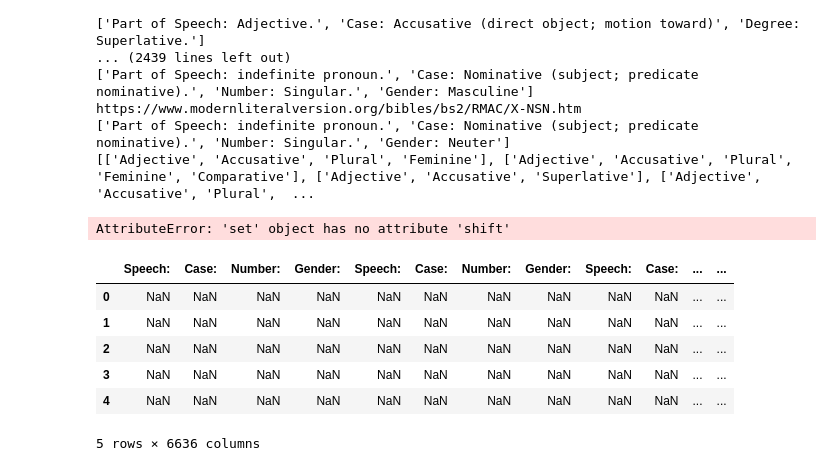
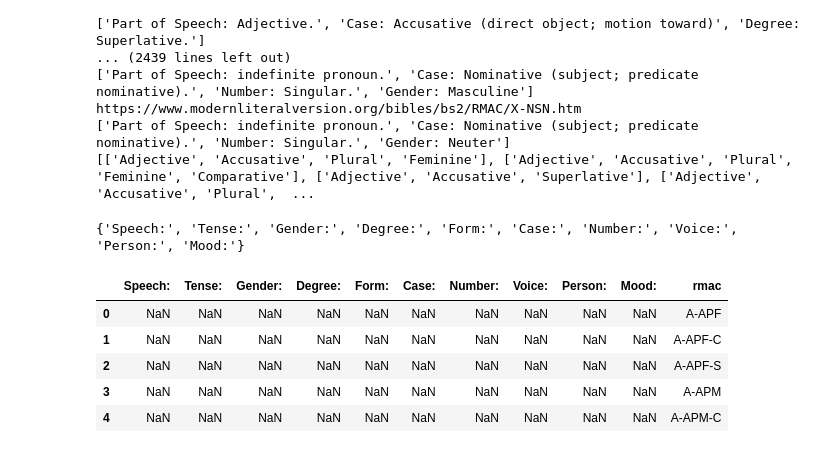
Before and after one commit to Tussky/Datascience-problem-set, a Jupyter notebook: PS1_InitialExploration.ipynb, the cells around one changed output. Drawn from its saved outputs; the diff is of its cells as text; code cells hidden in the pictures.

```diff
--- a/PS1_InitialExploration.ipynb
+++ b/PS1_InitialExploration.ipynb
@@ -353,21 +358,19 @@ https://www.modernliteralversion.org/bibles/bs2/RMAC/X-NSN.htm
 ['Part of Speech: indefinite pronoun.', 'Case: Nominative (subject; predicate nominative).', 'Number: Singular.', 'Gender: Neuter']
 [['Adjective', 'Accusative', 'Plural', 'Feminine'], ['Adjective', 'Accusative', 'Plural', 'Feminine', 'Comparative'], ['Adjective', 'Accusative', 'Superlative'], ['Adjective', 'Accusative', 'Plural',  ...
 # %%
-rmac_options.shift('rmac')
 rmac_options = set(all_possible_options)
 print(rmac_options)
 # %% [output]
-AttributeError: 'set' object has no attribute 'shift'
+{'Speech:', 'Tense:', 'Gender:', 'Degree:', 'Form:', 'Case:', 'Number:', 'Voice:', 'Person:', 'Mood:'}
 # %%
 
-rmacs_df = pd.DataFrame(columns = all_possible_options)
+rmacs_df = pd.DataFrame(columns = list(rmac_options))
 rmacs_df['rmac'] = contents
 rmacs_df.head()
 # %% [output]
-|  | Speech: | Case: | Number: | Gender: | Speech: | Case: | Number: | Gender: | Speech: | Case: | ... | ... |
-| 0 | NaN | NaN | NaN | NaN | NaN | NaN | NaN | NaN | NaN | NaN | ... | ... |
-| 1 | NaN | NaN | NaN | NaN | NaN | NaN | NaN | NaN | NaN | NaN | ... | ... |
-| 2 | NaN | NaN | NaN | NaN | NaN | NaN | NaN | NaN | NaN | NaN | ... | ... |
-| 3 | NaN | NaN | NaN | NaN | NaN | NaN | NaN | NaN | NaN | NaN | ... | ... |
-| 4 | NaN | NaN | NaN | NaN | NaN | NaN | NaN | NaN | NaN | NaN | ... | ... |
+|  | Speech: | Tense: | Gender: | Degree: | Form: | Case: | Number: | Voice: | Person: | Mood: | rmac |
+| 0 | NaN | NaN | NaN | NaN | NaN | NaN | NaN | NaN | NaN | NaN | A-APF |
+| 1 | NaN | NaN | NaN | NaN | NaN | NaN | NaN | NaN | NaN | NaN | A-APF-C |
+| 2 | NaN | NaN | NaN | NaN | NaN | NaN | NaN | NaN | NaN | NaN | A-APF-S |
+| 3 | NaN | NaN | NaN | NaN | NaN | NaN | NaN | NaN | NaN | NaN | A-APM |
+| 4 | NaN | NaN | NaN | NaN | NaN | NaN | NaN | NaN | NaN | NaN | A-APM-C |
-5 rows × 6636 columns
```
Also changed, not shown: parts of 1 cell of this notebook.
